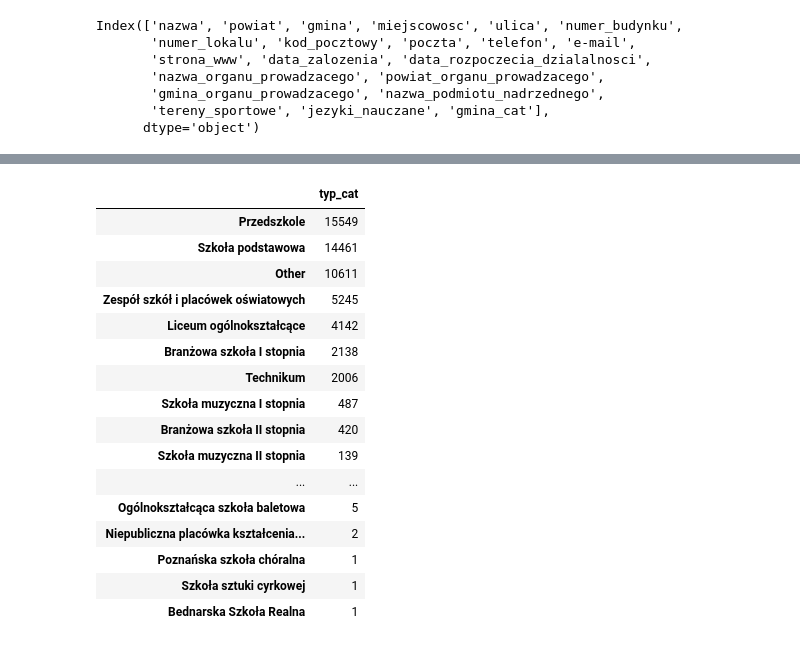
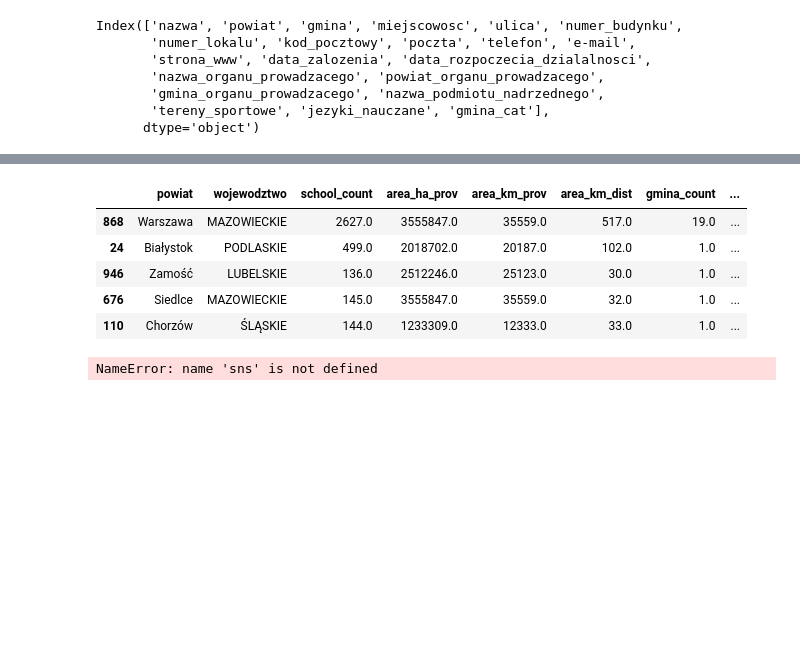
Before and after one commit to DataWorkshop-Foundation/way-to-school, a Jupyter notebook: notebooks/EDA.ipynb, the cells around one changed output, grey strips where cells are left out. Saved outputs shown, nothing was run; the diff lists cells and outputs as text; code cells hidden in the pictures; blank space fills up the shorter version.

```diff
--- a/notebooks/EDA.ipynb
+++ b/notebooks/EDA.ipynb
@@ -493,20 +717,13 @@ df["typ_cat"] = df["typ"].map(dict_typ)
-# %%
-pd.DataFrame(df["typ_cat"].value_counts())
-# %% [output]
-|  | typ_cat |
-| Przedszkole | 15549 |
-| Szkoła podstawowa | 14461 |
-| Other | 10611 |
-| Zespół szkół i placówek oświatowych | 5245 |
-| Liceum ogólnokształcące | 4142 |
-| Branżowa szkoła I stopnia | 2138 |
-| Technikum | 2006 |
-| Szkoła muzyczna I stopnia | 487 |
-| Branżowa szkoła II stopnia | 420 |
-| Szkoła muzyczna II stopnia | 139 |
-| ... | ... |
-| Ogólnokształcąca szkoła baletowa | 5 |
-| Niepubliczna placówka kształcenia... | 2 |
-| Poznańska szkoła chóralna | 1 |
-| Szkoła sztuki cyrkowej | 1 |
-| Bednarska Szkoła Realna | 1 |
+# %%
+df_agg_dist.sort_values(by="school_count_area", ascending=False)[:5]
+# %% [output]
+|  | powiat | wojewodztwo | school_count | area_ha_prov | area_km_prov | area_km_dist | gmina_count | ... |
+| 868 | Warszawa | MAZOWIECKIE | 2627.0 | 3555847.0 | 35559.0 | 517.0 | 19.0 | ... |
+| 24 | Białystok | PODLASKIE | 499.0 | 2018702.0 | 20187.0 | 102.0 | 1.0 | ... |
+| 946 | Zamość | LUBELSKIE | 136.0 | 2512246.0 | 25123.0 | 30.0 | 1.0 | ... |
+| 676 | Siedlce | MAZOWIECKIE | 145.0 | 3555847.0 | 35559.0 | 32.0 | 1.0 | ... |
+| 110 | Chorzów | ŚLĄSKIE | 144.0 | 1233309.0 | 12333.0 | 33.0 | 1.0 | ... |
+# %%
+sns.distplot(df['wojewodztwo'], bins=10)
+# %% [output]
+NameError: name 'sns' is not defined
```
Also changed, not shown: parts of 85 cells of this notebook.
